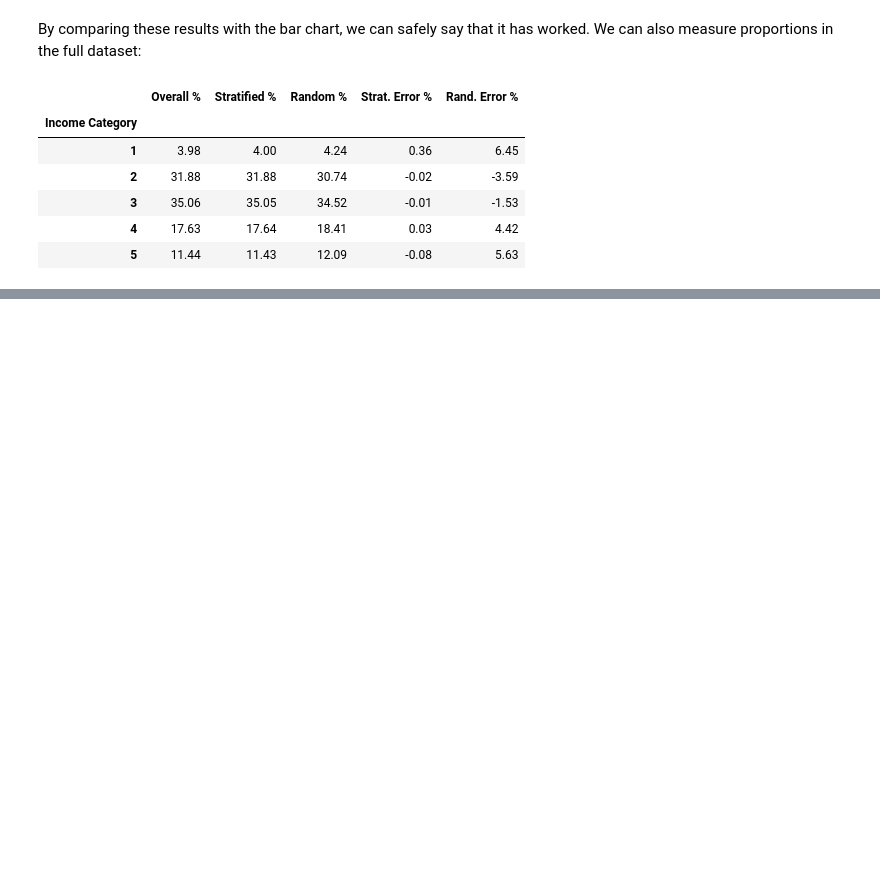
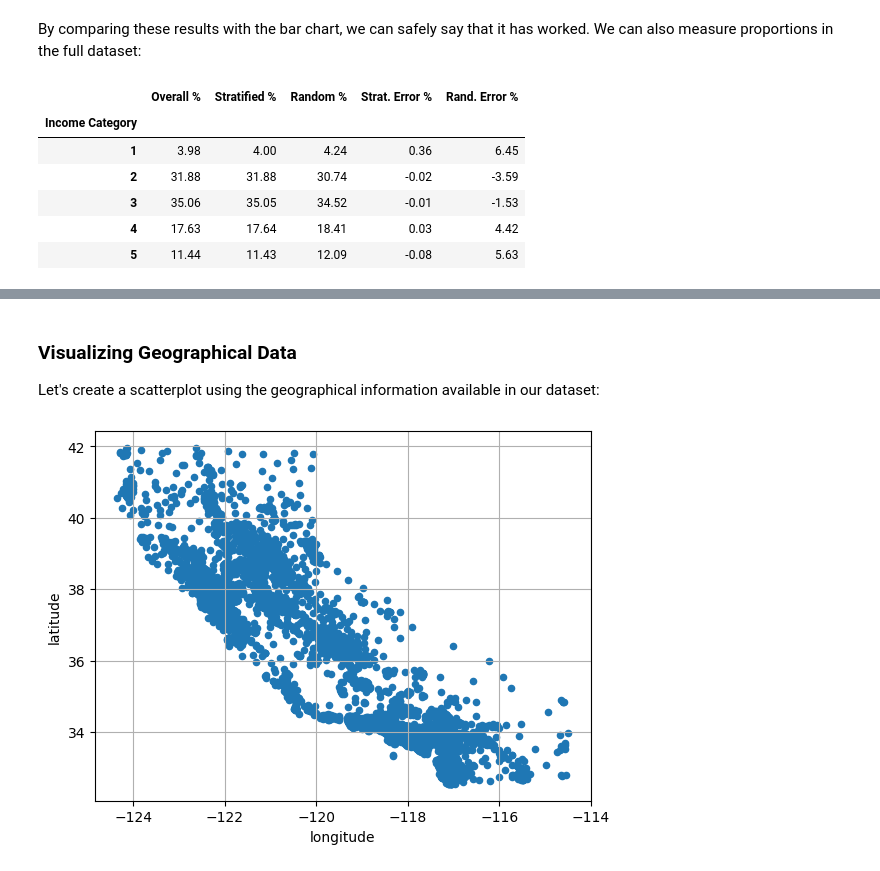
Before and after one commit to felipesebben/ML_hands_on_notes, a Jupyter notebook: projects/Ch02-end2end-CA_house_price_prediction/02_end_to_end_ML_project.ipynb, the cells around one changed output, grey strips where cells are left out. Cells and saved outputs as stored; diff of their text form; code cells hidden in the pictures; blank space fills up the shorter version.

```diff
--- a/projects/Ch02-end2end-CA_house_price_prediction/02_end_to_end_ML_project.ipynb
+++ b/projects/Ch02-end2end-CA_house_price_prediction/02_end_to_end_ML_project.ipynb
@@ -319,0 +336,11 @@ compare_props["Rand. Error %"] = (compare_props["Random %"] /
+# %%
+housing = strat_train_set.copy()
+# %% [markdown]
+<h3>Visualizing <b>Geographical Data</b></h3>
+<p>Let's create a scatterplot using the geographical information available in our dataset:</p>
+# %%
+housing.plot(kind="scatter", x="longitude", y="latitude", grid=True)
+
+plt.show()
+# %% [output]
+[figure, added]
```
Also changed, not shown: parts of 8 cells of this notebook.
